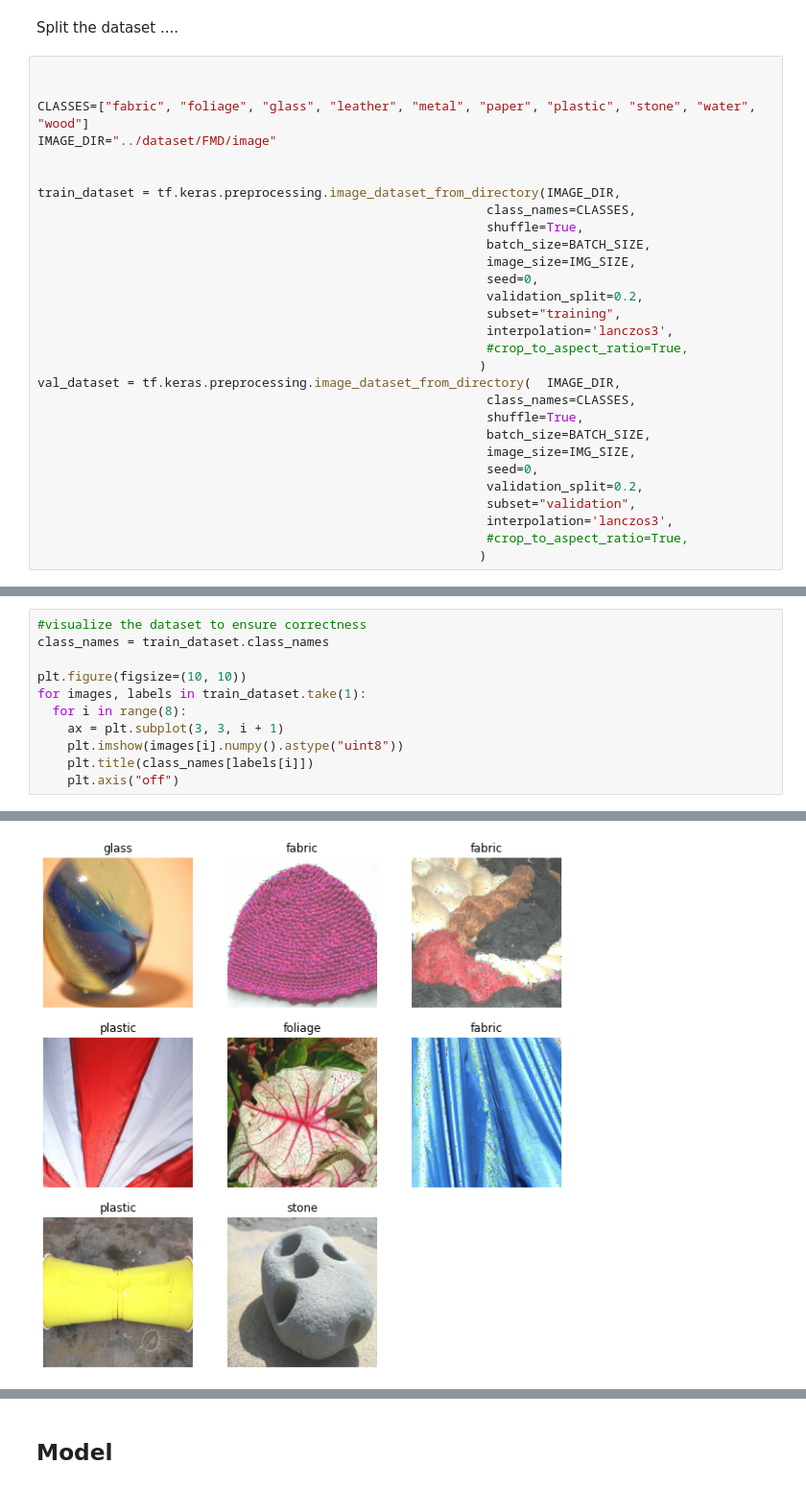
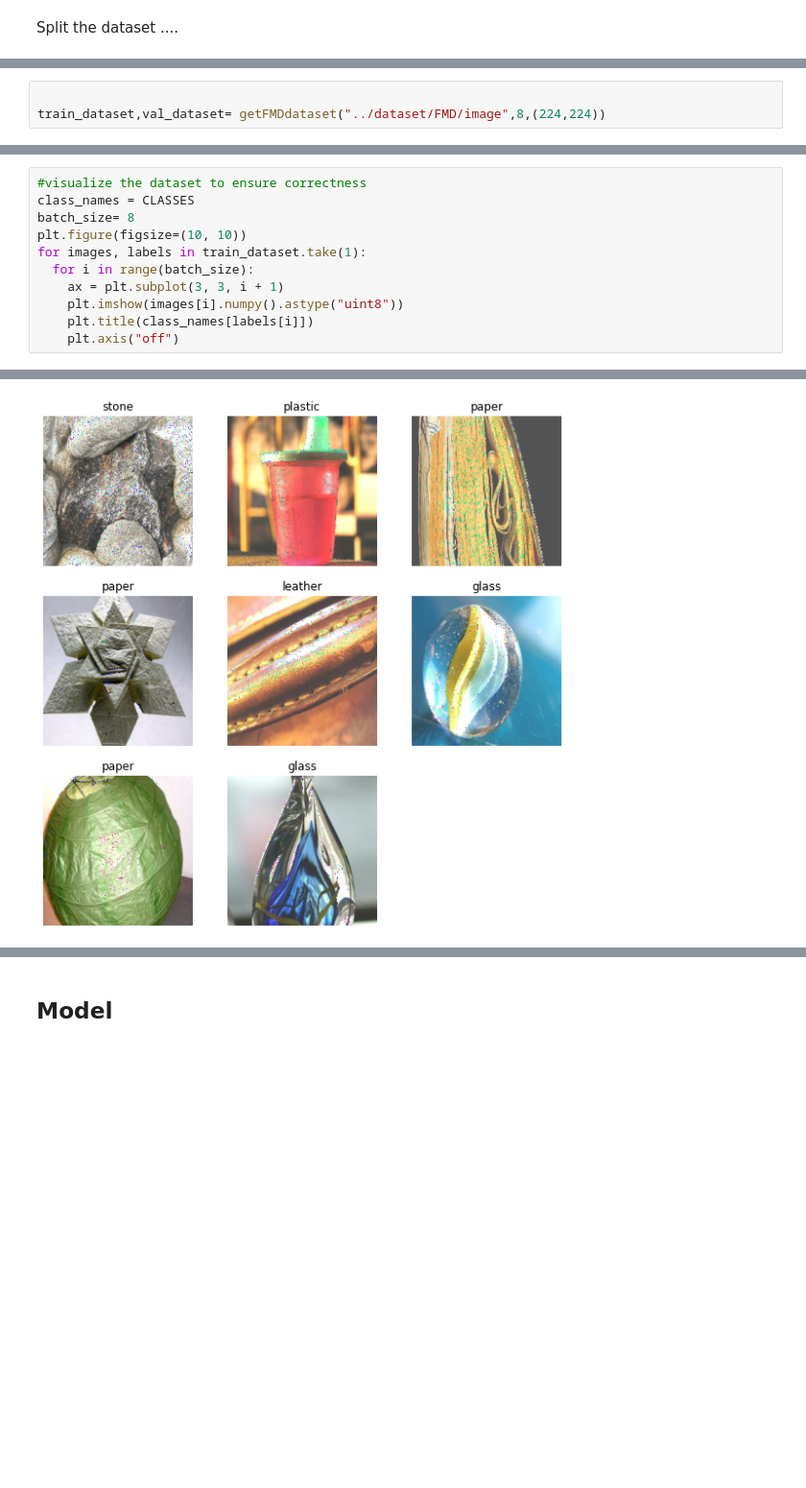
Before and after one commit to chingfhen/Material-Recognition, a Jupyter notebook: model/Resnet50_baseline.ipynb, the cells around one changed output, grey strips where cells are left out. Shown at 96% size. Cells and saved outputs as stored; diff of their text form; blank space fills up the shorter version.

```diff
--- a/model/Resnet50_baseline.ipynb
+++ b/model/Resnet50_baseline.ipynb
@@ -25,32 +43,3 @@ LEARNING_RATE=0.001
 ##  Dataset Preparation
 # %% [markdown]
 Split the dataset ....
-# %%
-
-
-CLASSES=["fabric", "foliage", "glass", "leather", "metal", "paper", "plastic", "stone", "water", "wood"]
-IMAGE_DIR="../dataset/FMD/image"
-
-
-train_dataset = tf.keras.preprocessing.image_dataset_from_directory(IMAGE_DIR,
-                                                            class_names=CLASSES,
-                                                            shuffle=True,
-                                                            batch_size=BATCH_SIZE,
-                                                            image_size=IMG_SIZE,
-                                                            seed=0,
-                                                            validation_split=0.2,
-                                                            subset="training",
-                                                            interpolation='lanczos3',
-                                                            #crop_to_aspect_ratio=True,
-                                                           )
-val_dataset = tf.keras.preprocessing.image_dataset_from_directory(  IMAGE_DIR,
-                                                            class_names=CLASSES,
-                                                            shuffle=True,
-                                                            batch_size=BATCH_SIZE,
-                                                            image_size=IMG_SIZE,
-                                                            seed=0,
-                                                            validation_split=0.2,
-                                                            subset="validation",
-                                                            interpolation='lanczos3',
-                                                            #crop_to_aspect_ratio=True,
-                                                           )
@@ -61,0 +89,3 @@ Using 200 files for validation.
+# %%
+
+train_dataset,val_dataset= getFMDdataset("../dataset/FMD/image",8,(224,224))
@@ -62,10 +101,10 @@ Using 200 files for validation.
 # %%
 #visualize the dataset to ensure correctness
-class_names = train_dataset.class_names
-
+class_names = CLASSES
+batch_size= 8
 plt.figure(figsize=(10, 10))
 for images, labels in train_dataset.take(1):
-  for i in range(8):
+  for i in range(batch_size):
     ax = plt.subplot(3, 3, i + 1)
     plt.imshow(images[i].numpy().astype("uint8"))
     plt.title(class_names[labels[i]])
@@ -76 +113 @@ for images, labels in train_dataset.take(1):
-[figure, old version]
+[figure, new version]
```
Also changed, not shown: parts of 20 cells of this notebook, 6 other files.
